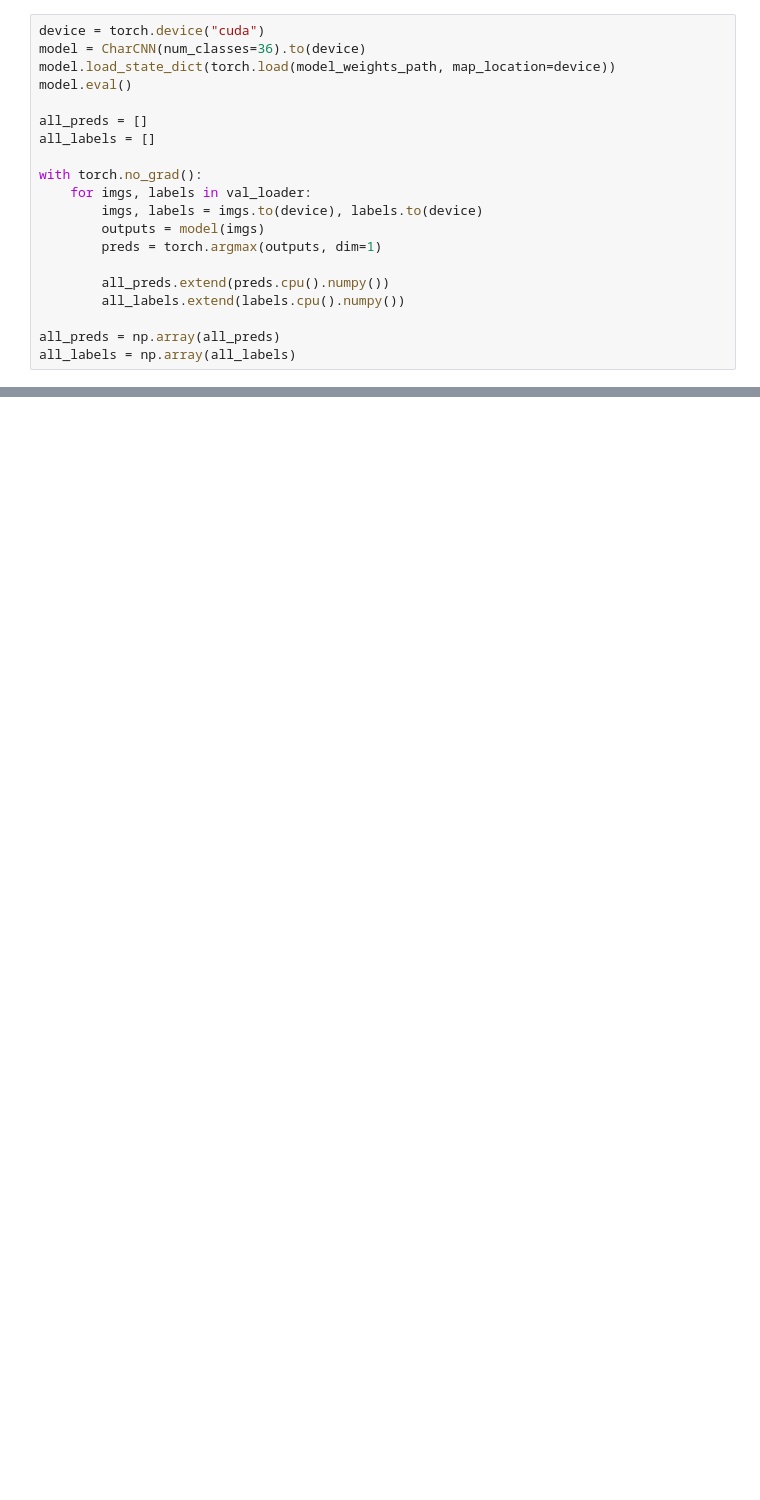
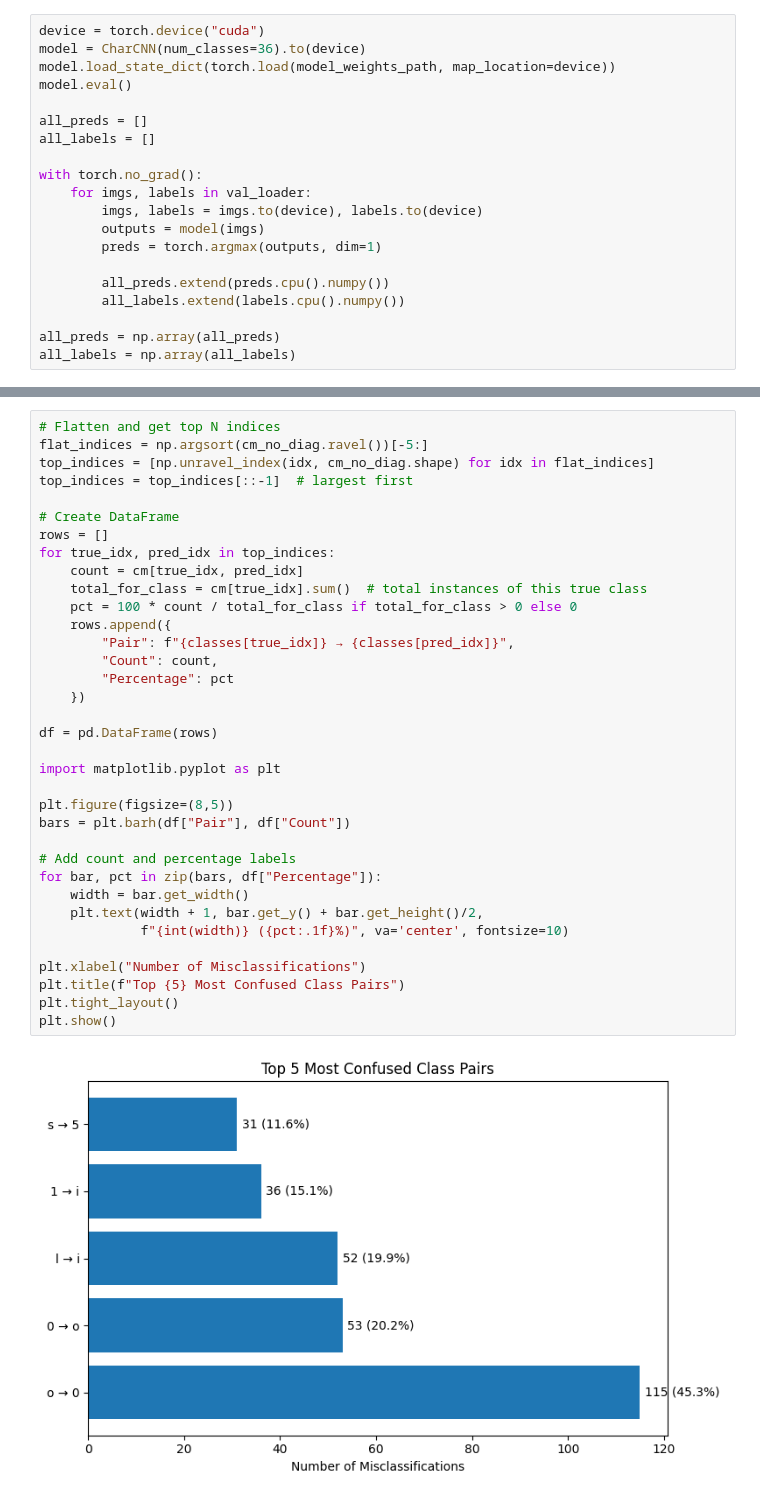
Before and after one commit to angsongyee/CS4243-miniproject, a Jupyter notebook: src/analysis.ipynb, the cells around one changed output, grey strips where cells are left out. Cells and saved outputs as stored; diff of their text form; blank space fills up the shorter version.

```diff
--- a/src/analysis.ipynb
+++ b/src/analysis.ipynb
@@ -34,0 +75,37 @@ all_labels = np.array(all_labels)
+# %%
+# Flatten and get top N indices
+flat_indices = np.argsort(cm_no_diag.ravel())[-5:]
+top_indices = [np.unravel_index(idx, cm_no_diag.shape) for idx in flat_indices]
+top_indices = top_indices[::-1]  # largest first
+
+# Create DataFrame
+rows = []
+for true_idx, pred_idx in top_indices:
+    count = cm[true_idx, pred_idx]
+    total_for_class = cm[true_idx].sum()  # total instances of this true class
+    pct = 100 * count / total_for_class if total_for_class > 0 else 0
+    rows.append({
+        "Pair": f"{classes[true_idx]} → {classes[pred_idx]}",
+        "Count": count,
+        "Percentage": pct
+    })
+
+df = pd.DataFrame(rows)
+
+import matplotlib.pyplot as plt
+
+plt.figure(figsize=(8,5))
+bars = plt.barh(df["Pair"], df["Count"])
+
+# Add count and percentage labels
+for bar, pct in zip(bars, df["Percentage"]):
+    width = bar.get_width()
+    plt.text(width + 1, bar.get_y() + bar.get_height()/2,
+             f"{int(width)} ({pct:.1f}%)", va='center', fontsize=10)
+
+plt.xlabel("Number of Misclassifications")
+plt.title(f"Top {5} Most Confused Class Pairs")
+plt.tight_layout()
+plt.show()
+# %% [output]
+[figure, added]
```
Also changed, not shown: parts of 7 cells of this notebook, 12 other files.
